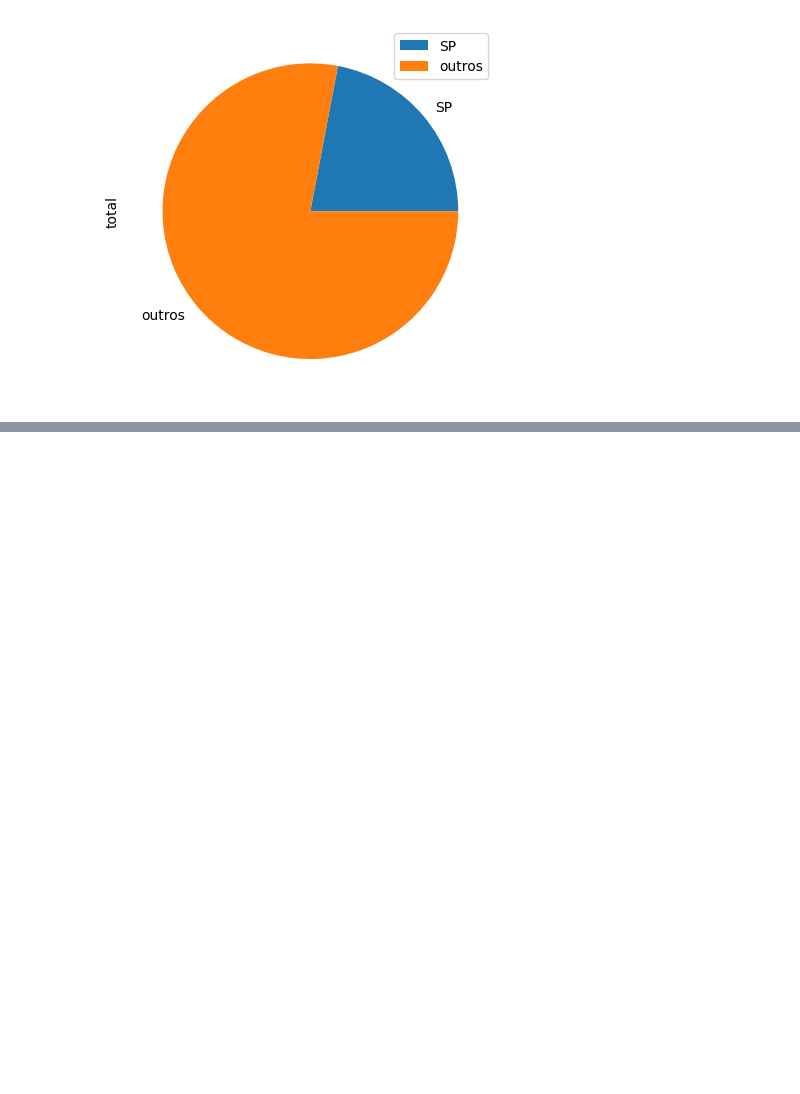
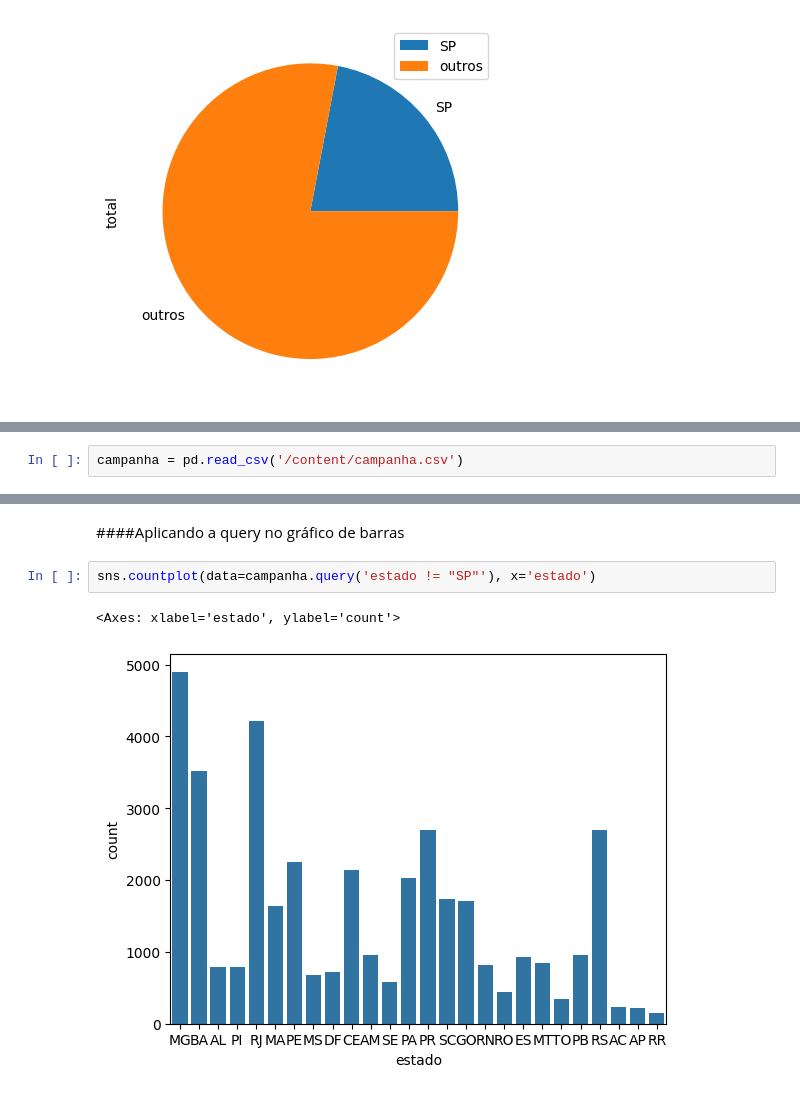
Before and after one commit to vitorjensen/Martech, a Jupyter notebook: Data Science para Marketing/Analisando e Explorando Dados.ipynb, the cells around one changed output, grey strips where cells are left out. Saved outputs shown, nothing was run; the diff lists cells and outputs as text; blank space fills up the shorter version.

```diff
--- a/Data Science para Marketing/Analisando e Explorando Dados.ipynb
+++ b/Data Science para Marketing/Analisando e Explorando Dados.ipynb
@@ -559,0 +568,2 @@ dados.plot(kind='pie', y='total', labels=dados['estado'])
+# %%
+campanha = pd.read_csv('/content/campanha.csv')
@@ -559,0 +582,7 @@ dados.plot(kind='pie', y='total', labels=dados['estado'])
+# %% [markdown]
+####Aplicando a query no gráfico de barras
+# %%
+sns.countplot(data=campanha.query('estado != "SP"'), x='estado')
+# %% [output]
+<Axes: xlabel='estado', ylabel='count'>
+[figure, added]
```
Also changed, not shown: parts of 4 cells of this notebook.
